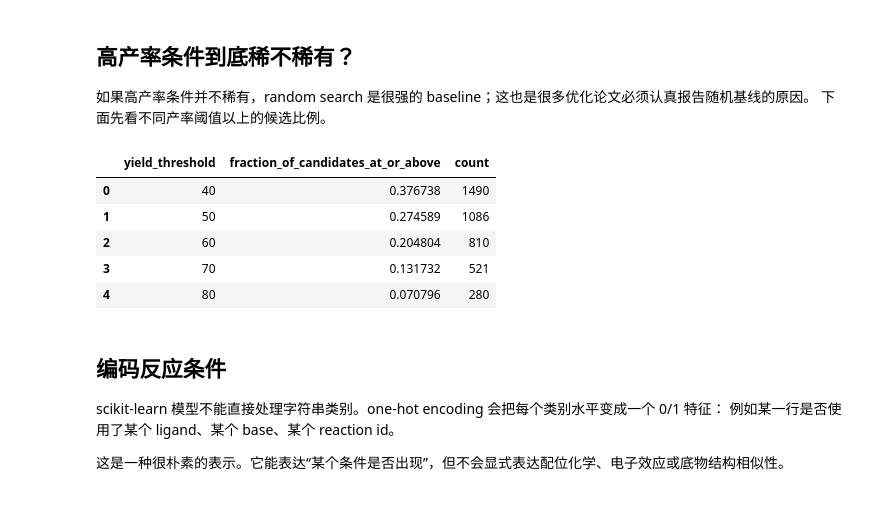
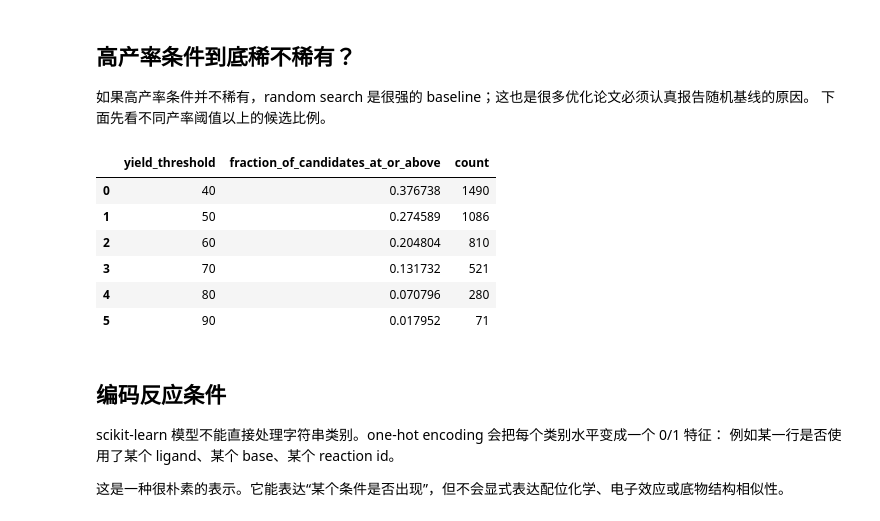
Before and after one commit to WhitestoneYang/ai4chem-fast-track-tutorial, a Jupyter notebook: notebooks/zh-CN/07_reaction_optimization.ipynb, the cells around one changed output. Saved outputs shown, nothing was run; the diff lists cells and outputs as text; code cells hidden in the pictures.

```diff
--- a/notebooks/zh-CN/07_reaction_optimization.ipynb
+++ b/notebooks/zh-CN/07_reaction_optimization.ipynb
@@ -159,22 +159,23 @@ plt.tight_layout()
 下面先看不同产率阈值以上的候选比例。
 # %%
 y_all = candidate_df["yield"].to_numpy(dtype=float)
-thresholds = [40, 50, 60, 70, 80]
+thresholds = [40, 50, 60, 70, 80, 90]
 
 pd.DataFrame(
     {
         "yield_threshold": thresholds,
         "fraction_of_candidates_at_or_above": [(y_all >= t).mean() for t in thresholds],
         "count": [(y_all >= t).sum() for t in thresholds],
     }
 )
 # %% [output]
 |  | yield_threshold | fraction_of_candidates_at_or_above | count |
 | 0 | 40 | 0.376738 | 1490 |
 | 1 | 50 | 0.274589 | 1086 |
 | 2 | 60 | 0.204804 | 810 |
 | 3 | 70 | 0.131732 | 521 |
 | 4 | 80 | 0.070796 | 280 |
+| 5 | 90 | 0.017952 | 71 |
 # %% [markdown]
 ## 编码反应条件
 
```
Also changed, not shown: parts of 6 cells of this notebook, 7 other files.
